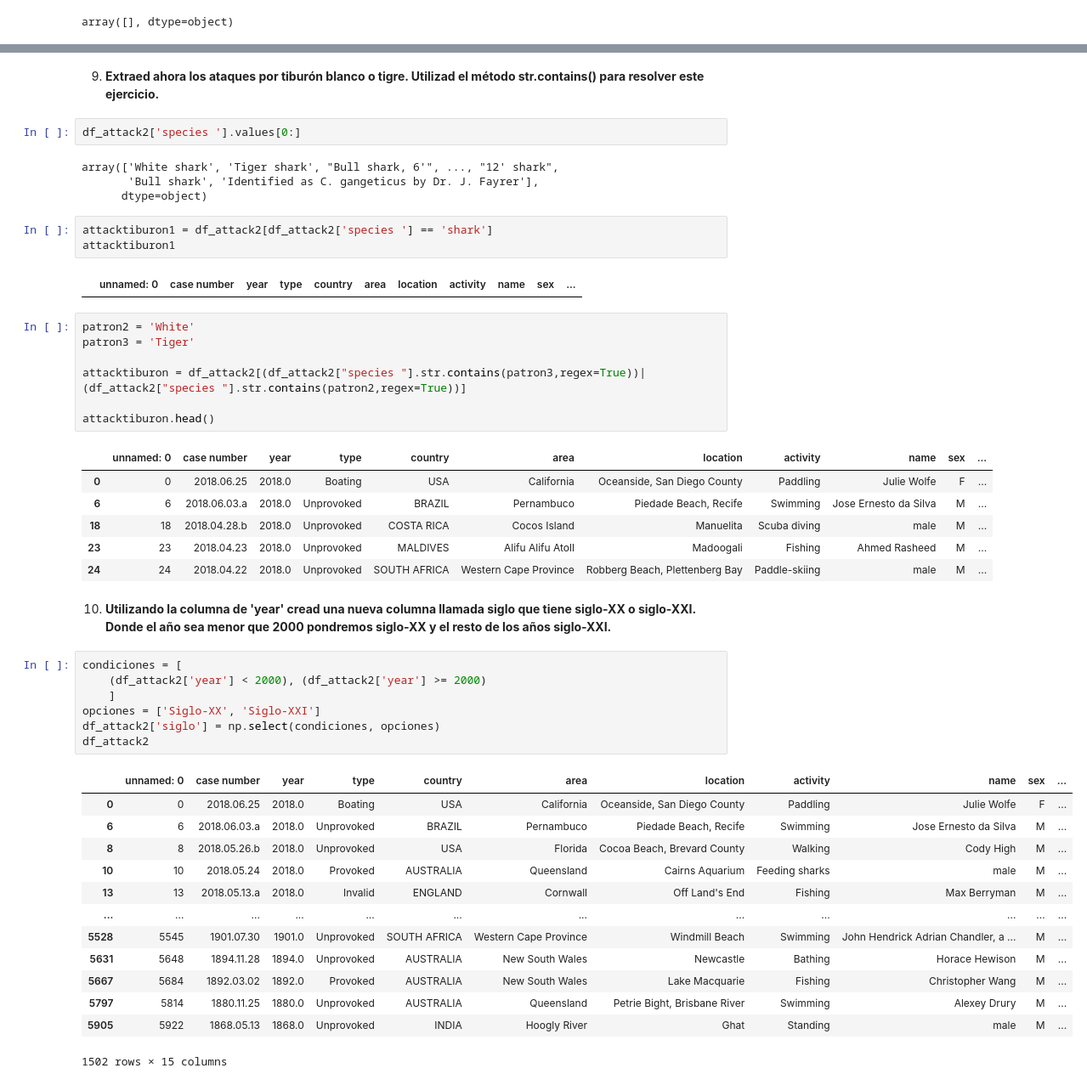
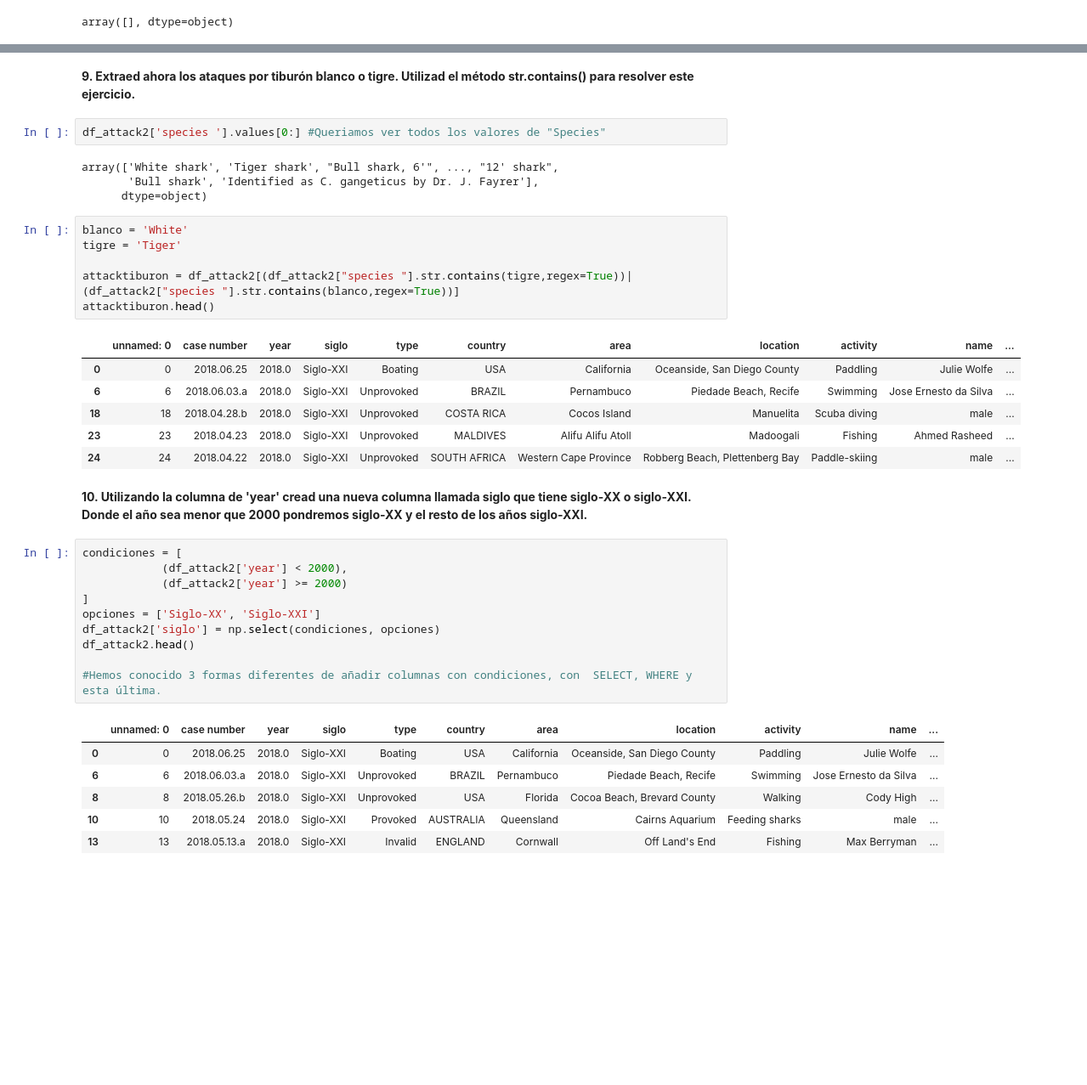
Before and after one commit to Adalab/DA-promo-A-module-2-pairprog-1-pair-4-Lidia-Guadalupe, a Jupyter notebook: Pair 4 Pandas 4.ipynb, the cells around one changed output, grey strips where cells are left out. Shown: that part at 85% size. Drawn from its saved outputs; the diff is of its cells as text; blank space fills up the shorter version.

```diff
--- a/Pair 4 Pandas 4.ipynb
+++ b/Pair 4 Pandas 4.ipynb
@@ -224,50 +192,40 @@ attacktiburon
 # %% [markdown]
-9. **Extraed ahora los ataques por tiburón blanco o tigre. Utilizad el método str.contains() para resolver este ejercicio.**
+**9. Extraed ahora los ataques por tiburón blanco o tigre. Utilizad el método str.contains() para resolver este ejercicio.**
 # %%
-df_attack2['species '].values[0:]
+df_attack2['species '].values[0:] #Queriamos ver todos los valores de "Species"
 # %% [output]
 array(['White shark', 'Tiger shark', "Bull shark, 6'", ..., "12' shark",
        'Bull shark', 'Identified as C. gangeticus by Dr. J. Fayrer'],
       dtype=object)
-# %%
-attacktiburon1 = df_attack2[df_attack2['species '] == 'shark']
-attacktiburon1
-# %% [output]
-|  | unnamed: 0 | case number | year | type | country | area | location | activity | name | sex | ... |
 # %%
-patron2 = 'White'
-patron3 = 'Tiger'
+blanco = 'White'
+tigre = 'Tiger'
 
-attacktiburon = df_attack2[(df_attack2["species "].str.contains(patron3,regex=True))|(df_attack2["species "].str.contains(patron2,regex=True))]
-
+attacktiburon = df_attack2[(df_attack2["species "].str.contains(tigre,regex=True))|(df_attack2["species "].str.contains(blanco,regex=True))]
 attacktiburon.head()
 # %% [output]
-|  | unnamed: 0 | case number | year | type | country | area | location | activity | name | sex | ... |
-| 0 | 0 | 2018.06.25 | 2018.0 | Boating | USA | California | Oceanside, San Diego County | Paddling | Julie Wolfe | F | ... |
-| 6 | 6 | 2018.06.03.a | 2018.0 | Unprovoked | BRAZIL | Pernambuco | Piedade Beach, Recife | Swimming | Jose Ernesto da Silva | M | ... |
-| 18 | 18 | 2018.04.28.b | 2018.0 | Unprovoked | COSTA RICA | Cocos Island | Manuelita | Scuba diving | male | M | ... |
-| 23 | 23 | 2018.04.23 | 2018.0 | Unprovoked | MALDIVES | Alifu Alifu Atoll | Madoogali | Fishing | Ahmed Rasheed | M | ... |
-| 24 | 24 | 2018.04.22 | 2018.0 | Unprovoked | SOUTH AFRICA | Western Cape Province | Robberg Beach, Plettenberg Bay | Paddle-skiing | male | M | ... |
+|  | unnamed: 0 | case number | year | siglo | type | country | area | location | activity | name | ... |
+| 0 | 0 | 2018.06.25 | 2018.0 | Siglo-XXI | Boating | USA | California | Oceanside, San Diego County | Paddling | Julie Wolfe | ... |
+| 6 | 6 | 2018.06.03.a | 2018.0 | Siglo-XXI | Unprovoked | BRAZIL | Pernambuco | Piedade Beach, Recife | Swimming | Jose Ernesto da Silva | ... |
+| 18 | 18 | 2018.04.28.b | 2018.0 | Siglo-XXI | Unprovoked | COSTA RICA | Cocos Island | Manuelita | Scuba diving | male | ... |
+| 23 | 23 | 2018.04.23 | 2018.0 | Siglo-XXI | Unprovoked | MALDIVES | Alifu Alifu Atoll | Madoogali | Fishing | Ahmed Rasheed | ... |
+| 24 | 24 | 2018.04.22 | 2018.0 | Siglo-XXI | Unprovoked | SOUTH AFRICA | Western Cape Province | Robberg Beach, Plettenberg Bay | Paddle-skiing | male | ... |
 # %% [markdown]
-10. **Utilizando la columna de 'year' cread una nueva columna llamada siglo que tiene siglo-XX o siglo-XXI. Donde el año sea menor que 2000 pondremos siglo-XX y el resto de los años siglo-XXI.**
+**10. Utilizando la columna de 'year' cread una nueva columna llamada siglo que tiene siglo-XX o siglo-XXI. Donde el año sea menor que 2000 pondremos siglo-XX y el resto de los años siglo-XXI.**
 # %%
 condiciones = [
-    (df_attack2['year'] < 2000), (df_attack2['year'] >= 2000)
-    ]
+            (df_attack2['year'] < 2000),
+            (df_attack2['year'] >= 2000)
+]
 opciones = ['Siglo-XX', 'Siglo-XXI']
 df_attack2['siglo'] = np.select(condiciones, opciones)
-df_attack2
+df_attack2.head()
+
+#Hemos conocido 3 formas diferentes de añadir columnas con condiciones, con  SELECT, WHERE y esta última.
 # %% [output]
-|  | unnamed: 0 | case number | year | type | country | area | location | activity | name | sex | ... |
-| 0 | 0 | 2018.06.25 | 2018.0 | Boating | USA | California | Oceanside, San Diego County | Paddling | Julie Wolfe | F | ... |
-| 6 | 6 | 2018.06.03.a | 2018.0 | Unprovoked | BRAZIL | Pernambuco | Piedade Beach, Recife | Swimming | Jose Ernesto da Silva | M | ... |
-| 8 | 8 | 2018.05.26.b | 2018.0 | Unprovoked | USA | Florida | Cocoa Beach, Brevard County | Walking | Cody High | M | ... |
-| 10 | 10 | 2018.05.24 | 2018.0 | Provoked | AUSTRALIA | Queensland | Cairns Aquarium | Feeding sharks | male | M | ... |
-| 13 | 13 | 2018.05.13.a | 2018.0 | Invalid | ENGLAND | Cornwall | Off Land's End | Fishing | Max Berryman | M | ... |
-| ... | ... | ... | ... | ... | ... | ... | ... | ... | ... | ... | ... |
-| 5528 | 5545 | 1901.07.30 | 1901.0 | Unprovoked | SOUTH AFRICA | Western Cape Province | Windmill Beach | Swimming | John Hendrick Adrian Chandler, a ... | M | ... |
-| 5631 | 5648 | 1894.11.28 | 1894.0 | Unprovoked | AUSTRALIA | New South Wales | Newcastle | Bathing | Horace Hewison | M | ... |
-| 5667 | 5684 | 1892.03.02 | 1892.0 | Provoked | AUSTRALIA | New South Wales | Lake Macquarie | Fishing | Christopher Wang | M | ... |
-| 5797 | 5814 | 1880.11.25 | 1880.0 | Unprovoked | AUSTRALIA | Queensland | Petrie Bight, Brisbane River | Swimming | Alexey Drury | M | ... |
-| 5905 | 5922 | 1868.05.13 | 1868.0 | Unprovoked | INDIA | Hoogly River | Ghat | Standing | male | M | ... |
+|  | unnamed: 0 | case number | year | siglo | type | country | area | location | activity | name | ... |
+| 0 | 0 | 2018.06.25 | 2018.0 | Siglo-XXI | Boating | USA | California | Oceanside, San Diego County | Paddling | Julie Wolfe | ... |
+| 6 | 6 | 2018.06.03.a | 2018.0 | Siglo-XXI | Unprovoked | BRAZIL | Pernambuco | Piedade Beach, Recife | Swimming | Jose Ernesto da Silva | ... |
+| 8 | 8 | 2018.05.26.b | 2018.0 | Siglo-XXI | Unprovoked | USA | Florida | Cocoa Beach, Brevard County | Walking | Cody High | ... |
+| 10 | 10 | 2018.05.24 | 2018.0 | Siglo-XXI | Provoked | AUSTRALIA | Queensland | Cairns Aquarium | Feeding sharks | male | ... |
+| 13 | 13 | 2018.05.13.a | 2018.0 | Siglo-XXI | Invalid | ENGLAND | Cornwall | Off Land's End | Fishing | Max Berryman | ... |
-1502 rows × 15 columns
```
Also changed, not shown: parts of 22 cells of this notebook.
